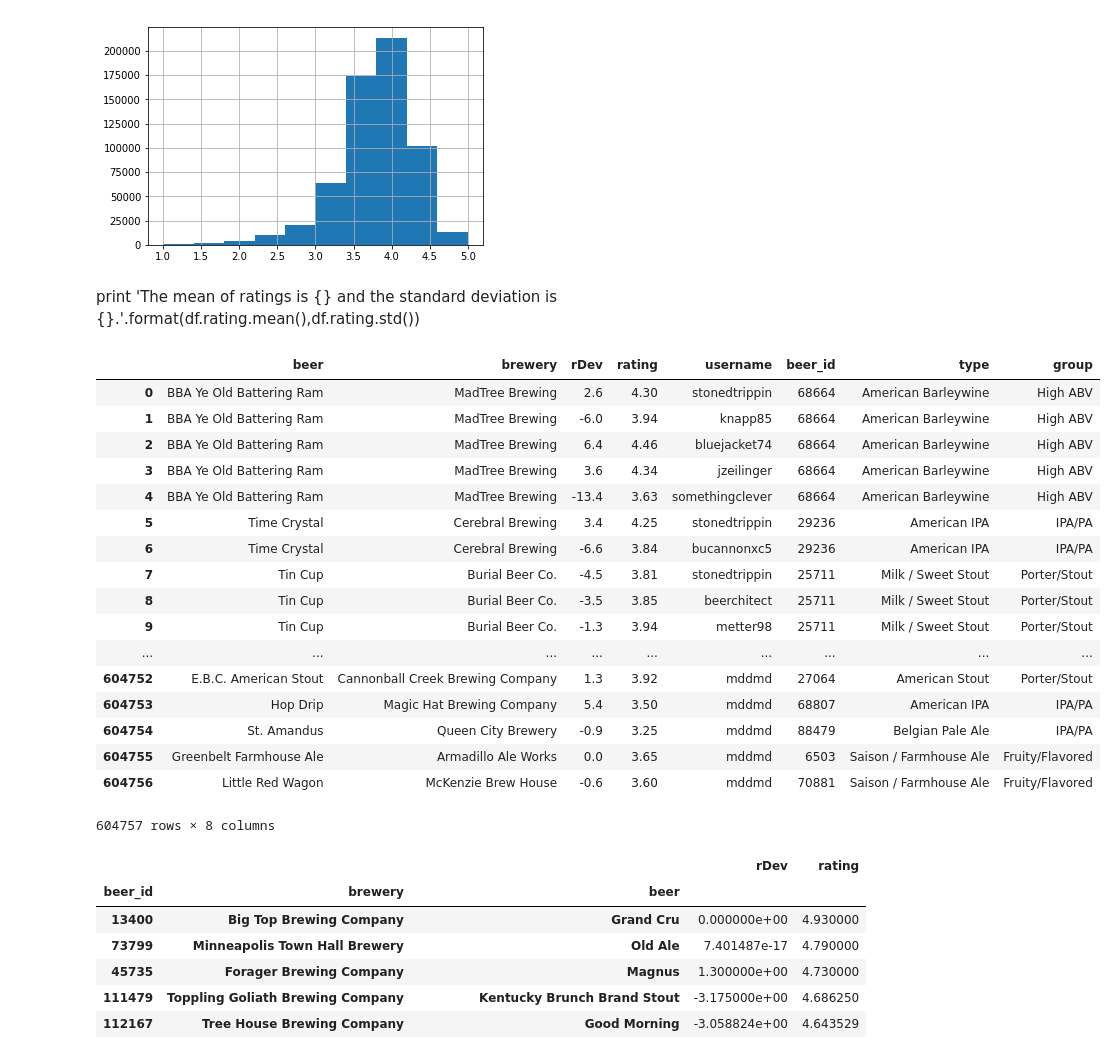
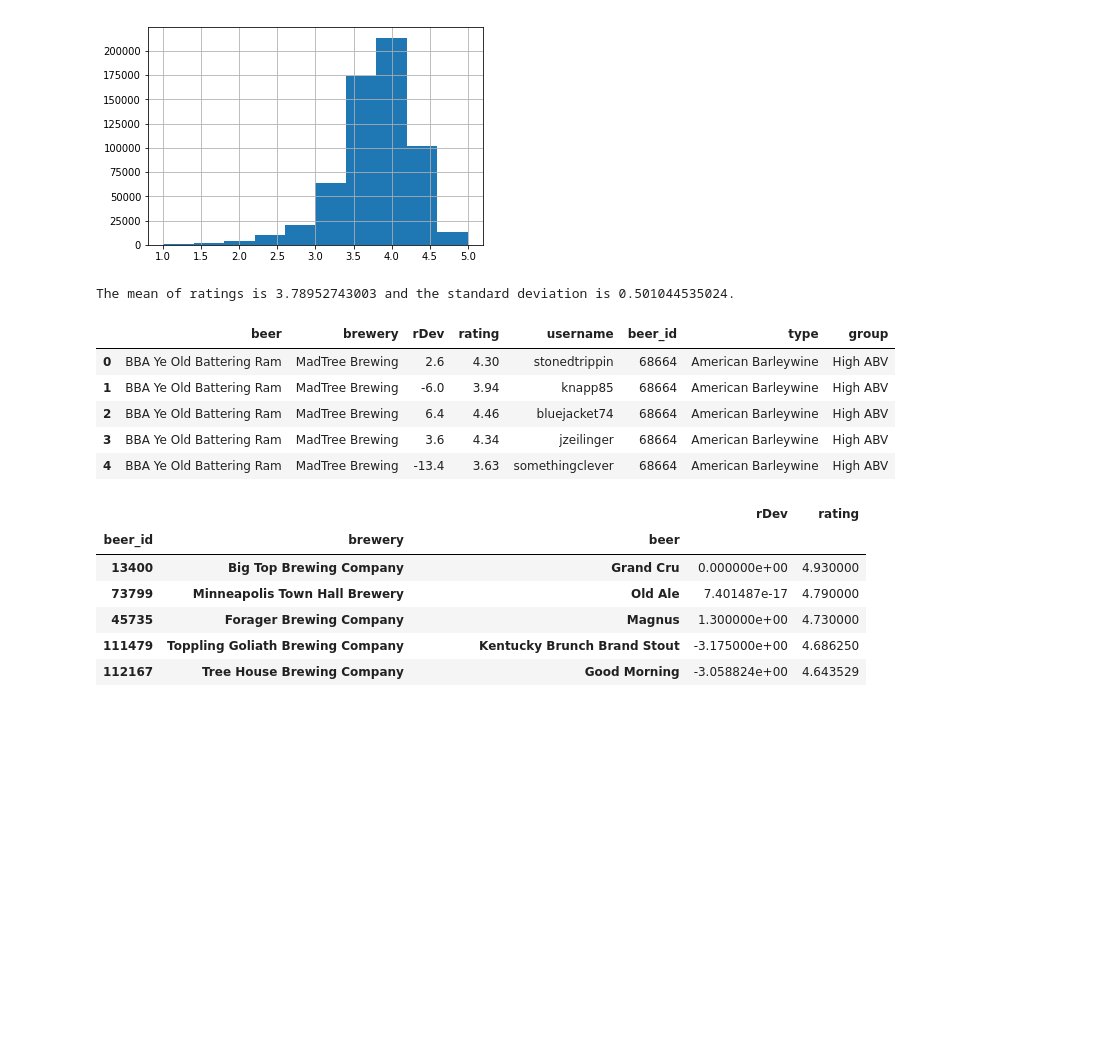
Before and after one commit to thewho14/Beer_Maven, a Jupyter notebook: Beer Data visualization.ipynb, the cells around one changed output. Saved outputs shown, nothing was run; the diff lists cells and outputs as text; code cells hidden in the pictures; blank space fills up the shorter version.

```diff
--- a/Beer Data visualization.ipynb
+++ b/Beer Data visualization.ipynb
@@ -56,31 +45,21 @@ df.rating.hist()
 plt.show()
 # %% [output]
 [figure]
-# %% [markdown]
-print 'The mean of ratings is {} and the standard deviation is {}.'.format(df.rating.mean(),df.rating.std())
+# %%
+print 'The mean of ratings is {} and the standard deviation is {}.'.format(df.rating.mean(),df.rating.std())
+# %% [output]
+The mean of ratings is 3.78952743003 and the standard deviation is 0.501044535024.
 # %%
 #The scale goes form 1-5 but is pretty compressed.  Terrible beers like Coors and Keystone Light get about 2.5 and really good
 #beers really get above 4.5.
-df
+df.head()
 # %% [output]
 |  | beer | brewery | rDev | rating | username | beer_id | type | group |
 | 0 | BBA Ye Old Battering Ram | MadTree Brewing | 2.6 | 4.30 | stonedtrippin | 68664 | American Barleywine | High ABV |
 | 1 | BBA Ye Old Battering Ram | MadTree Brewing | -6.0 | 3.94 | knapp85 | 68664 | American Barleywine | High ABV |
 | 2 | BBA Ye Old Battering Ram | MadTree Brewing | 6.4 | 4.46 | bluejacket74 | 68664 | American Barleywine | High ABV |
 | 3 | BBA Ye Old Battering Ram | MadTree Brewing | 3.6 | 4.34 | jzeilinger | 68664 | American Barleywine | High ABV |
 | 4 | BBA Ye Old Battering Ram | MadTree Brewing | -13.4 | 3.63 | somethingclever | 68664 | American Barleywine | High ABV |
-| 5 | Time Crystal | Cerebral Brewing | 3.4 | 4.25 | stonedtrippin | 29236 | American IPA | IPA/PA |
-| 6 | Time Crystal | Cerebral Brewing | -6.6 | 3.84 | bucannonxc5 | 29236 | American IPA | IPA/PA |
-| 7 | Tin Cup | Burial Beer Co. | -4.5 | 3.81 | stonedtrippin | 25711 | Milk / Sweet Stout | Porter/Stout |
-| 8 | Tin Cup | Burial Beer Co. | -3.5 | 3.85 | beerchitect | 25711 | Milk / Sweet Stout | Porter/Stout |
-| 9 | Tin Cup | Burial Beer Co. | -1.3 | 3.94 | metter98 | 25711 | Milk / Sweet Stout | Porter/Stout |
-| ... | ... | ... | ... | ... | ... | ... | ... | ... |
-| 604752 | E.B.C. American Stout | Cannonball Creek Brewing Company | 1.3 | 3.92 | mddmd | 27064 | American Stout | Porter/Stout |
-| 604753 | Hop Drip | Magic Hat Brewing Company | 5.4 | 3.50 | mddmd | 68807 | American IPA | IPA/PA |
-| 604754 | St. Amandus | Queen City Brewery | -0.9 | 3.25 | mddmd | 88479 | Belgian Pale Ale | IPA/PA |
-| 604755 | Greenbelt Farmhouse Ale | Armadillo Ale Works | 0.0 | 3.65 | mddmd | 6503 | Saison / Farmhouse Ale | Fruity/Flavored |
-| 604756 | Little Red Wagon | McKenzie Brew House | -0.6 | 3.60 | mddmd | 70881 | Saison / Farmhouse Ale | Fruity/Flavored |
-604757 rows × 8 columns
 # %%
 mult = df.groupby('beer_id').rating.count()
 multi = mult[mult>10].index
```
Also changed, not shown: parts of 10 cells of this notebook, 6 other files.
